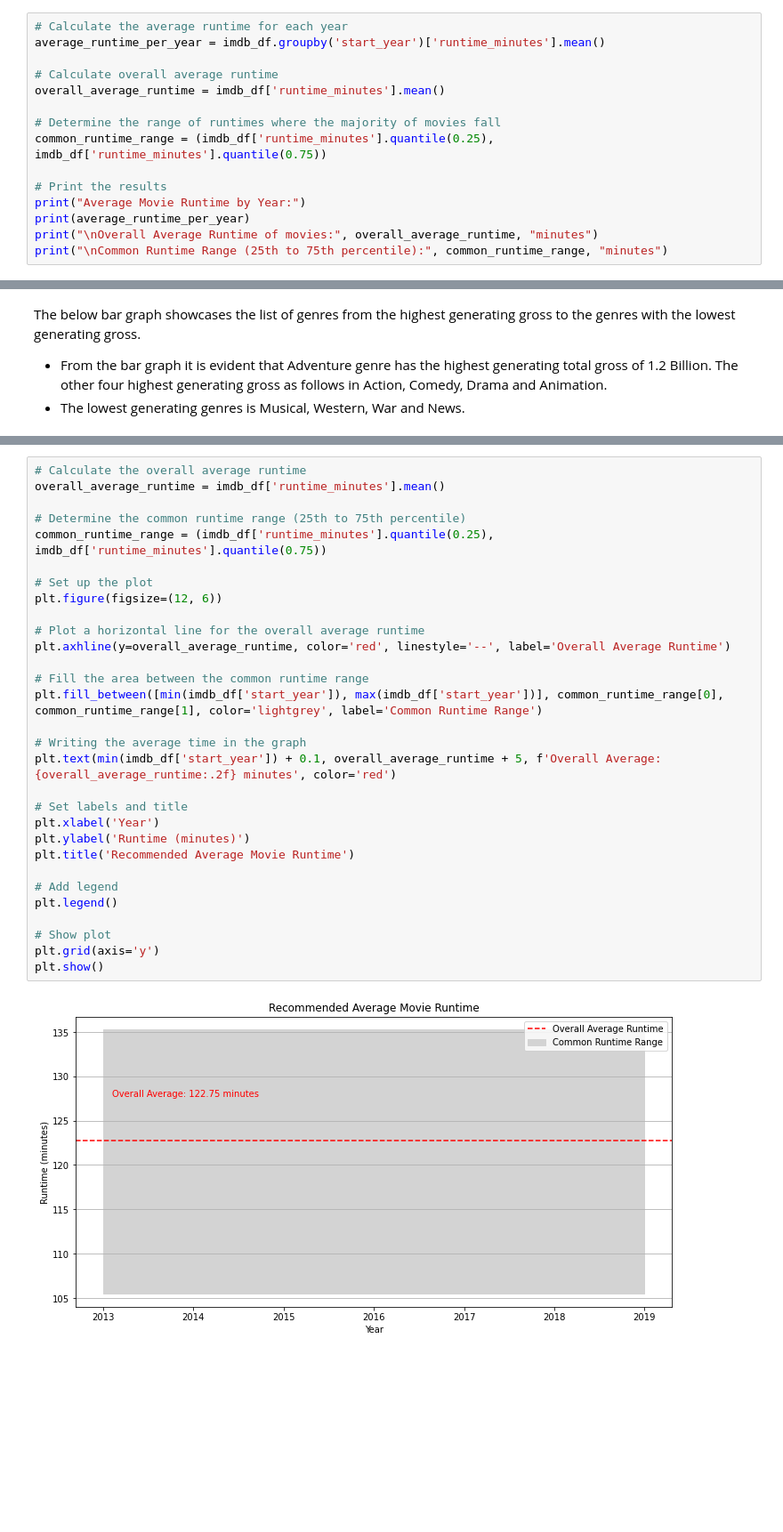
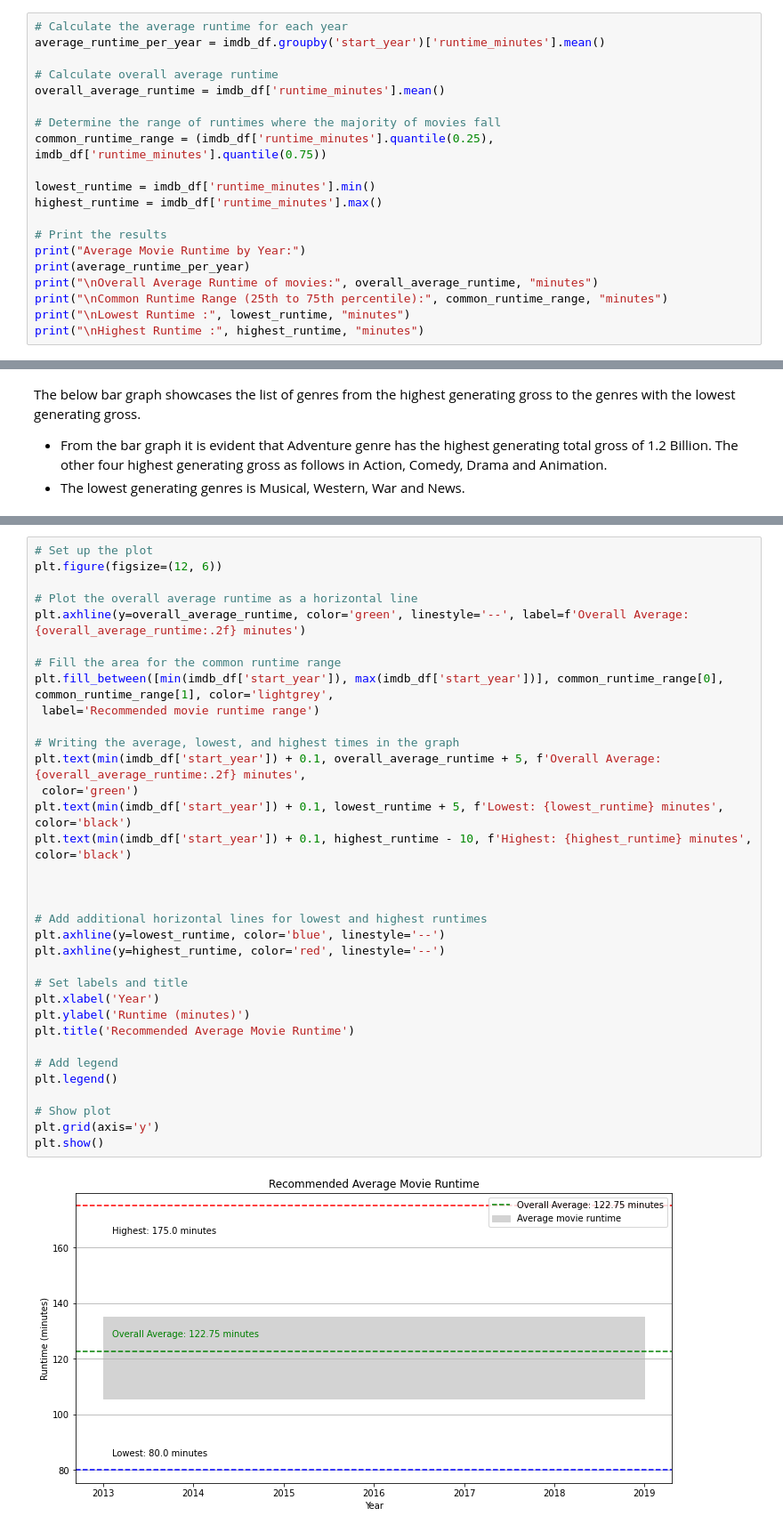
Before and after one commit to Cynthia-Njambi/Moringa-Phase1-Project, a Jupyter notebook: index.ipynb, the cells around one changed output, grey strips where cells are left out. Shown at 89% size. Drawn from its saved outputs; the diff is of its cells as text; blank space fills up the shorter version.

Commit message:
Visualizing the average movie runtimes

```diff
--- a/index.ipynb
+++ b/index.ipynb
@@ -366,11 +366,16 @@ overall_average_runtime = imdb_df['runtime_minutes'].mean()
 # Determine the range of runtimes where the majority of movies fall
 common_runtime_range = (imdb_df['runtime_minutes'].quantile(0.25), imdb_df['runtime_minutes'].quantile(0.75))
 
+lowest_runtime = imdb_df['runtime_minutes'].min()
+highest_runtime = imdb_df['runtime_minutes'].max()
+
 # Print the results
 print("Average Movie Runtime by Year:")
 print(average_runtime_per_year)
 print("\nOverall Average Runtime of movies:", overall_average_runtime, "minutes")
 print("\nCommon Runtime Range (25th to 75th percentile):", common_runtime_range, "minutes")
+print("\nLowest Runtime :", lowest_runtime, "minutes")
+print("\nHighest Runtime :", highest_runtime, "minutes")
 # %% [output]
 Average Movie Runtime by Year:
 start_year
@@ -452,32 +465,36 @@ plt.show()
 # %%
-# Calculate the overall average runtime
-overall_average_runtime = imdb_df['runtime_minutes'].mean()
-
-# Determine the common runtime range (25th to 75th percentile)
-common_runtime_range = (imdb_df['runtime_minutes'].quantile(0.25), imdb_df['runtime_minutes'].quantile(0.75))
-
 # Set up the plot
 plt.figure(figsize=(12, 6))
 
-# Plot a horizontal line for the overall average runtime
-plt.axhline(y=overall_average_runtime, color='red', linestyle='--', label='Overall Average Runtime')
+# Plot the overall average runtime as a horizontal line
+plt.axhline(y=overall_average_runtime, color='green', linestyle='--', label=f'Overall Average: {overall_average_runtime:.2f} minutes')
 
-# Fill the area between the common runtime range
-plt.fill_between([min(imdb_df['start_year']), max(imdb_df['start_year'])], common_runtime_range[0], common_runtime_range[1], color='lightgrey', label='Common Runtime Range')
+# Fill the area for the common runtime range
+plt.fill_between([min(imdb_df['start_year']), max(imdb_df['start_year'])], common_runtime_range[0], common_runtime_range[1], color='lightgrey',
+ label='Recommended movie runtime range')
 
-# Writing the average time in the graph
-plt.text(min(imdb_df['start_year']) + 0.1, overall_average_runtime + 5, f'Overall Average: {overall_average_runtime:.2f} minutes', color='red')
+# Writing the average, lowest, and highest times in the graph
+plt.text(min(imdb_df['start_year']) + 0.1, overall_average_runtime + 5, f'Overall Average: {overall_average_runtime:.2f} minutes',
+ color='green')
+plt.text(min(imdb_df['start_year']) + 0.1, lowest_runtime + 5, f'Lowest: {lowest_runtime} minutes', color='black')
+plt.text(min(imdb_df['start_year']) + 0.1, highest_runtime - 10, f'Highest: {highest_runtime} minutes', color='black')
+
+
+
+# Add additional horizontal lines for lowest and highest runtimes
+plt.axhline(y=lowest_runtime, color='blue', linestyle='--')
+plt.axhline(y=highest_runtime, color='red', linestyle='--')
 
 # Set labels and title
 plt.xlabel('Year')
 plt.ylabel('Runtime (minutes)')
 plt.title('Recommended Average Movie Runtime')
 
 # Add legend
 plt.legend()
 
 # Show plot
 plt.grid(axis='y')
 plt.show()
 # %% [output]
-[figure, old version]
+[figure, new version]
```
Also changed, not shown: parts of 3 cells of this notebook.
